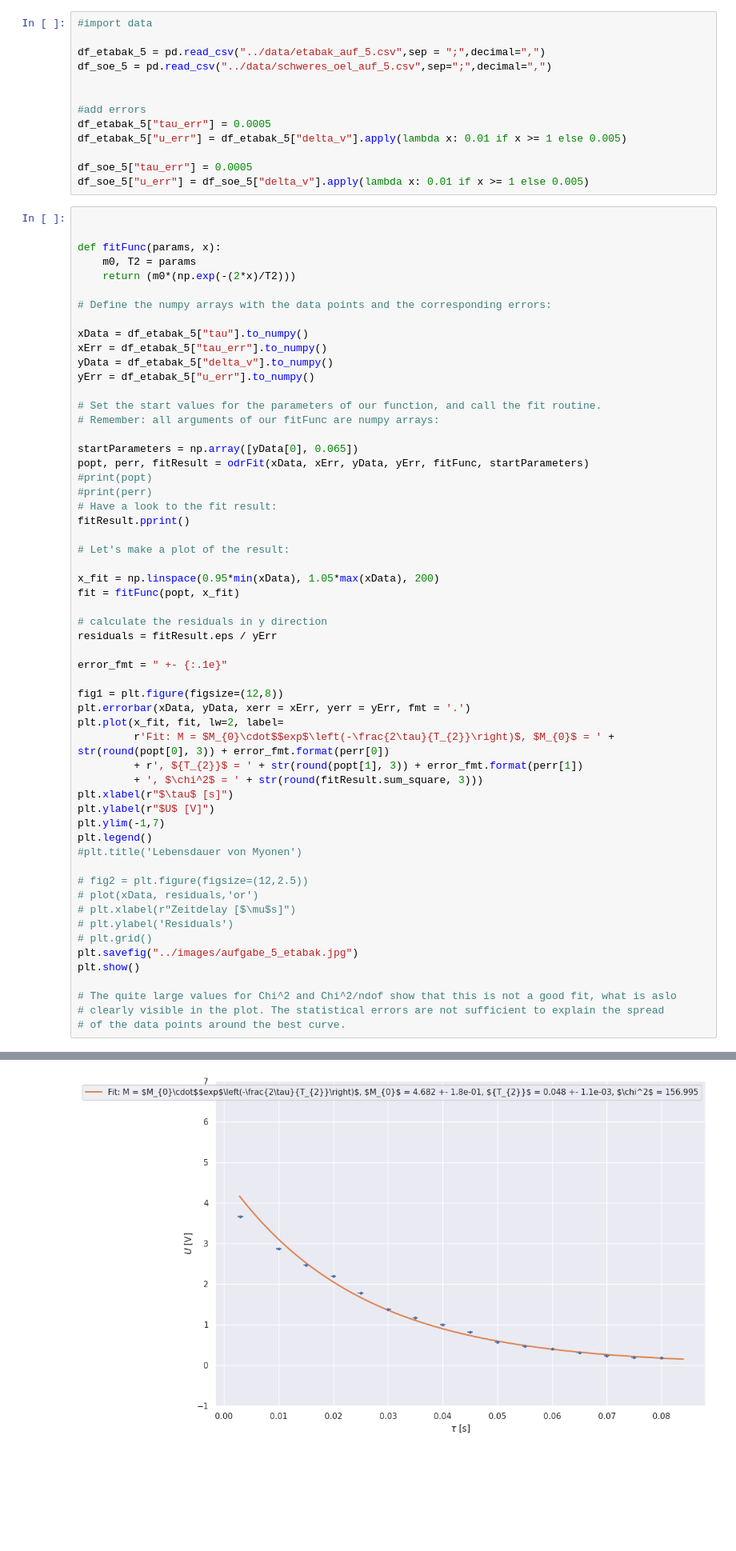
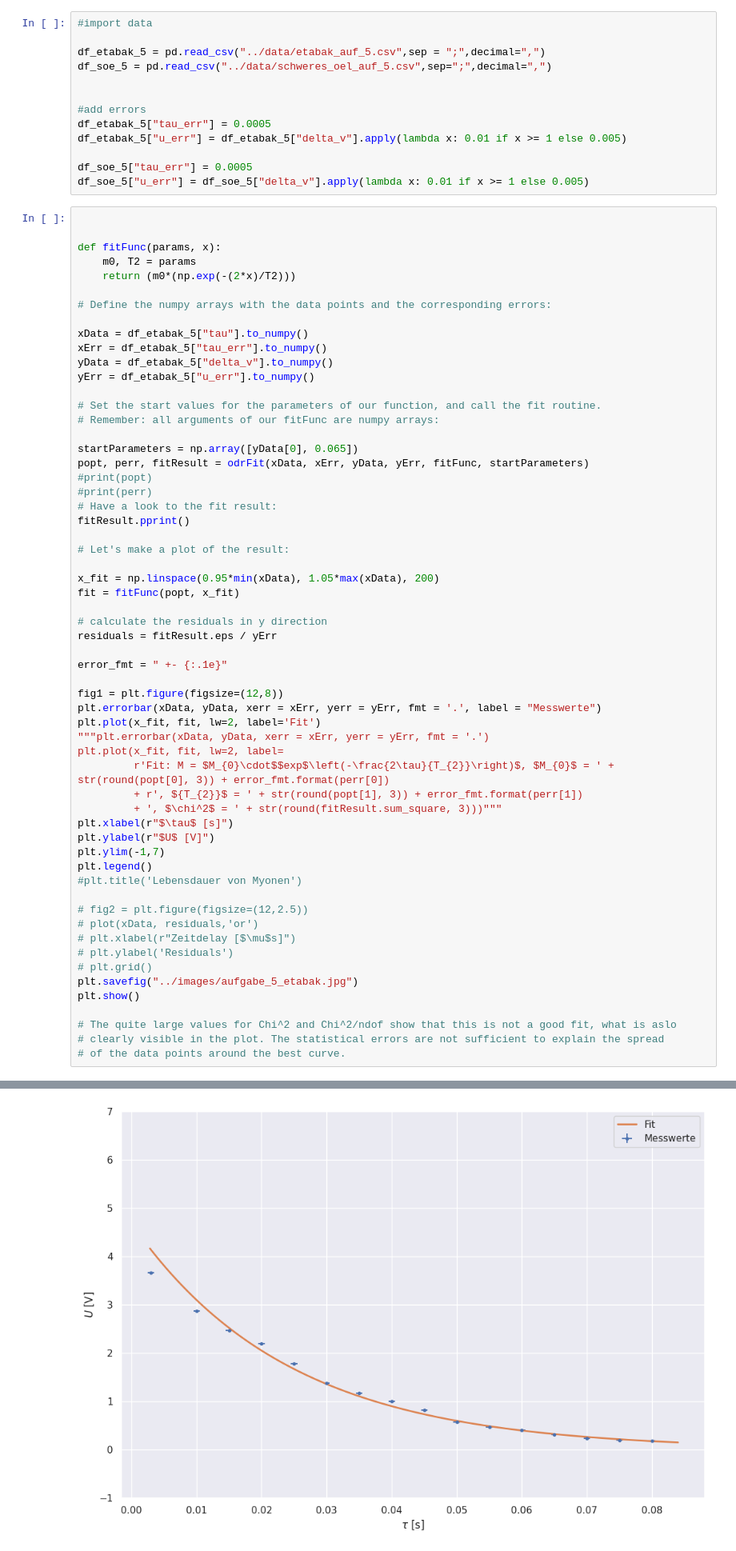
Before and after one commit to jodenn93/gNMR, a Jupyter notebook: code/analysis.ipynb, the cells around one changed output, grey strips where cells are left out. Shown: that part at 80% size. Saved outputs shown, nothing was run; the diff lists cells and outputs as text; blank space fills up the shorter version.

```diff
--- a/code/analysis.ipynb
+++ b/code/analysis.ipynb
@@ -266,43 +269,45 @@ residuals = fitResult.eps / yErr
 error_fmt = " +- {:.1e}"
 
 fig1 = plt.figure(figsize=(12,8))
-plt.errorbar(xData, yData, xerr = xErr, yerr = yErr, fmt = '.')
+plt.errorbar(xData, yData, xerr = xErr, yerr = yErr, fmt = '.', label = "Messwerte")
+plt.plot(x_fit, fit, lw=2, label='Fit')
+"""plt.errorbar(xData, yData, xerr = xErr, yerr = yErr, fmt = '.')
 plt.plot(x_fit, fit, lw=2, label=
          r'Fit: M = $M_{0}\cdot$$exp$\left(-\frac{2\tau}{T_{2}}\right)$, $M_{0}$ = ' + str(round(popt[0], 3)) + error_fmt.format(perr[0])
          + r', ${T_{2}}$ = ' + str(round(popt[1], 3)) + error_fmt.format(perr[1])
-         + ', $\chi^2$ = ' + str(round(fitResult.sum_square, 3)))
+         + ', $\chi^2$ = ' + str(round(fitResult.sum_square, 3)))"""
 plt.xlabel(r"$\tau$ [s]")
 plt.ylabel(r"$U$ [V]")
 plt.ylim(-1,7)
 plt.legend()
 #plt.title('Lebensdauer von Myonen')
 
 # fig2 = plt.figure(figsize=(12,2.5))
 # plot(xData, residuals,'or')
 # plt.xlabel(r"Zeitdelay [$\mu$s]")
 # plt.ylabel('Residuals')
 # plt.grid()
 plt.savefig("../images/aufgabe_5_etabak.jpg")
 plt.show()
 
 # The quite large values for Chi^2 and Chi^2/ndof show that this is not a good fit, what is aslo
 # clearly visible in the plot. The statistical errors are not sufficient to explain the spread
 # of the data points around the best curve.
 # %% [output]
 p0 = 4.682 +- 0.183
 p1 = 0.048 +- 0.001
 Chi^2 = 156.995
 red. Chi^2 = 11.214
 
 Beta: [4.68184218 0.04834722]
 Beta Std Error: [0.18266472 0.00106766]
 Beta Covariance: [[ 2.97543754e-03 -1.50414299e-05]
  [-1.50414299e-05  1.01650342e-07]]
 Residual Variance: 11.213947242836767
 Inverse Condition #: 0.14284138975493188
 Reason(s) for Halting:
   Sum of squares convergence
-[figure, old version]
+[figure, new version]
 # %%
 
 
```
Also changed, not shown: parts of 7 cells of this notebook.
